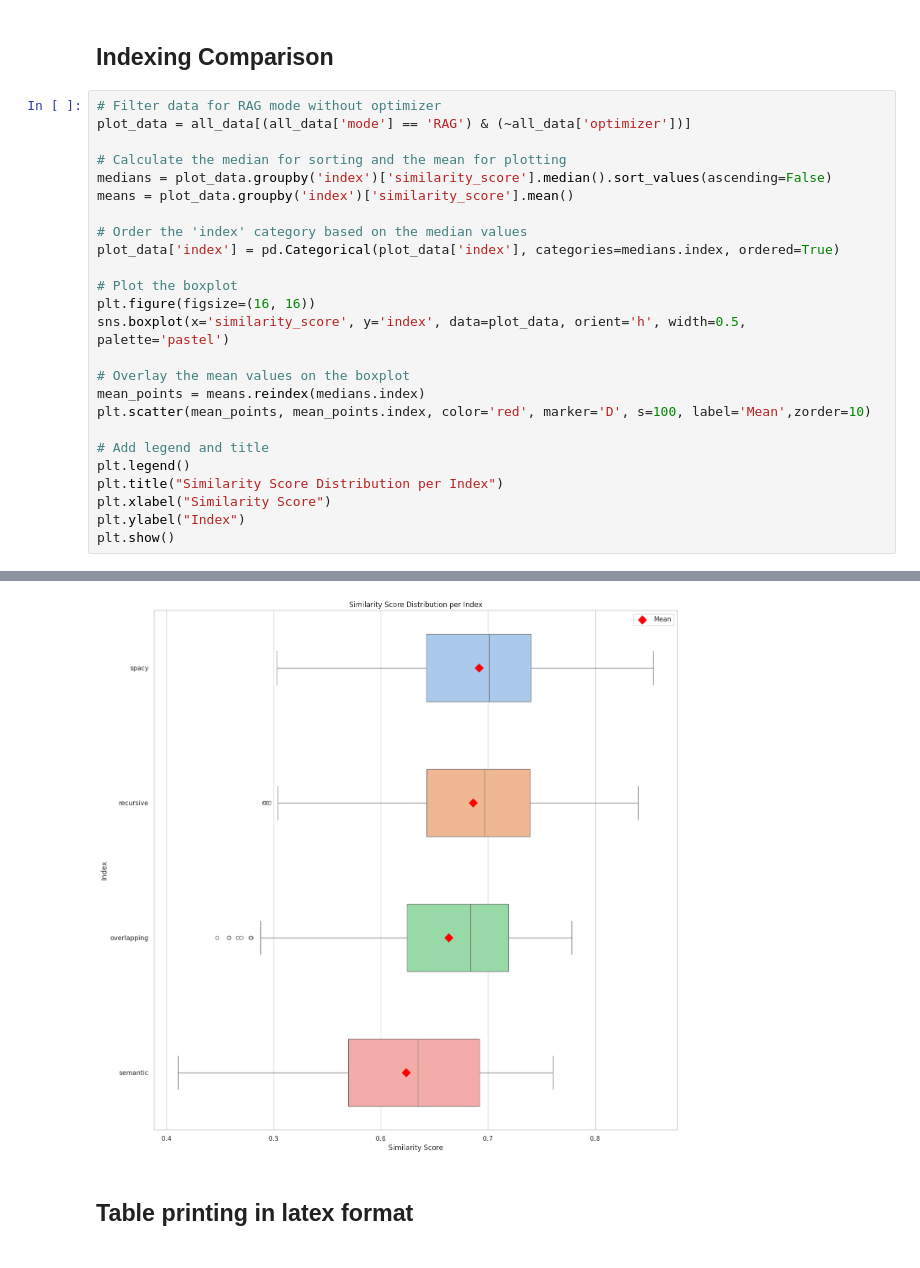
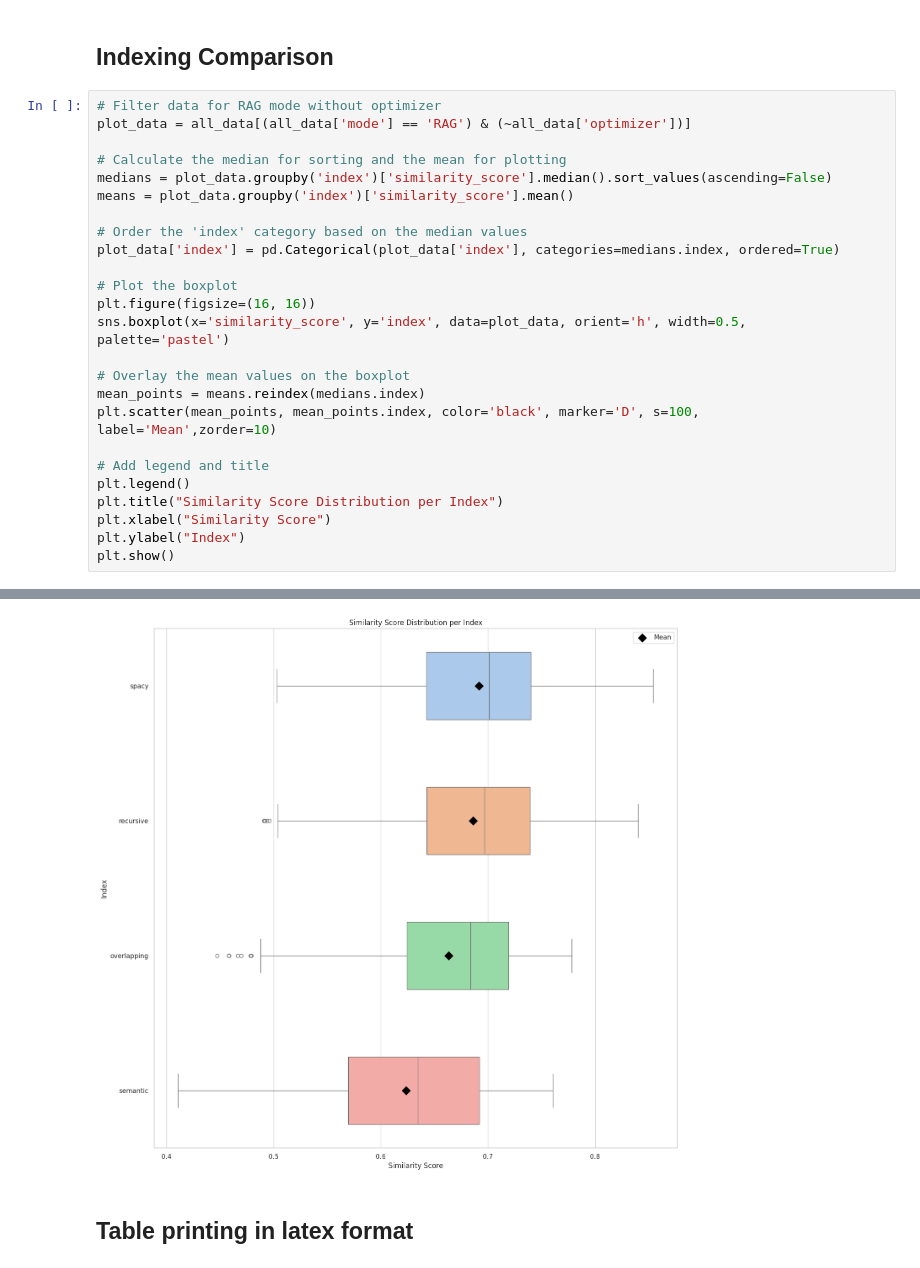
Before and after one commit to shachafha/Terms-and-Services-RAG, a Jupyter notebook: analyse_results.ipynb, the cells around one changed output, grey strips where cells are left out. Saved outputs shown, nothing was run; the diff lists cells and outputs as text.

```diff
--- a/analyse_results.ipynb
+++ b/analyse_results.ipynb
@@ -275,35 +282,35 @@ plot_data = all_data[(all_data['mode'] == 'RAG') & (~all_data['optimizer'])]
 # Calculate the median for sorting and the mean for plotting
 medians = plot_data.groupby('index')['similarity_score'].median().sort_values(ascending=False)
 means = plot_data.groupby('index')['similarity_score'].mean()
 
 # Order the 'index' category based on the median values
 plot_data['index'] = pd.Categorical(plot_data['index'], categories=medians.index, ordered=True)
 
 # Plot the boxplot
 plt.figure(figsize=(16, 16))
 sns.boxplot(x='similarity_score', y='index', data=plot_data, orient='h', width=0.5, palette='pastel')
 
 # Overlay the mean values on the boxplot
 mean_points = means.reindex(medians.index)
-plt.scatter(mean_points, mean_points.index, color='red', marker='D', s=100, label='Mean',zorder=10)
+plt.scatter(mean_points, mean_points.index, color='black', marker='D', s=100, label='Mean',zorder=10)
 
 # Add legend and title
 plt.legend()
 plt.title("Similarity Score Distribution per Index")
 plt.xlabel("Similarity Score")
 plt.ylabel("Index")
 plt.show()
 # %% [output]
 A value is trying to be set on a copy of a slice from a DataFrame.
 Try using .loc[row_indexer,col_indexer] = value instead
 
 See the caveats in the documentation: https://pandas.pydata.org/pandas-docs/stable/user_guide/indexing.html#returning-a-view-versus-a-copy
   plot_data['index'] = pd.Categorical(plot_data['index'], categories=medians.index, ordered=True)
 
 Passing `palette` without assigning `hue` is deprecated and will be removed in v0.14.0. Assign the `y` variable to `hue` and set `legend=False` for the same effect.
 
   sns.boxplot(x='similarity_score', y='index', data=plot_data, orient='h', width=0.5, palette='pastel')
-[figure, old version]
+[figure, new version]
 # %% [markdown]
 ## Table printing in latex format
 # %%
```
Also changed, not shown: parts of 2 cells of this notebook.
